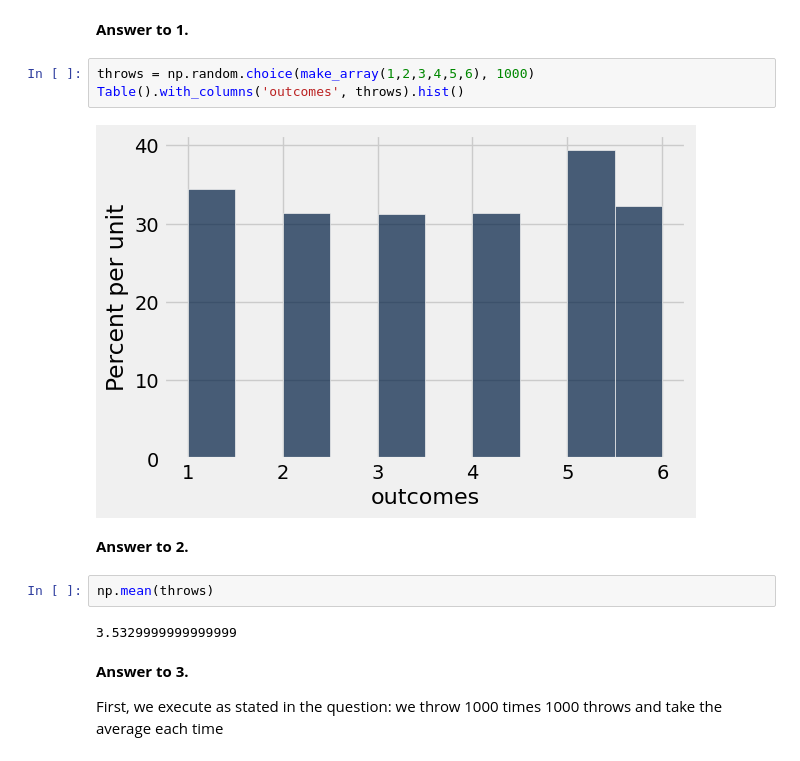
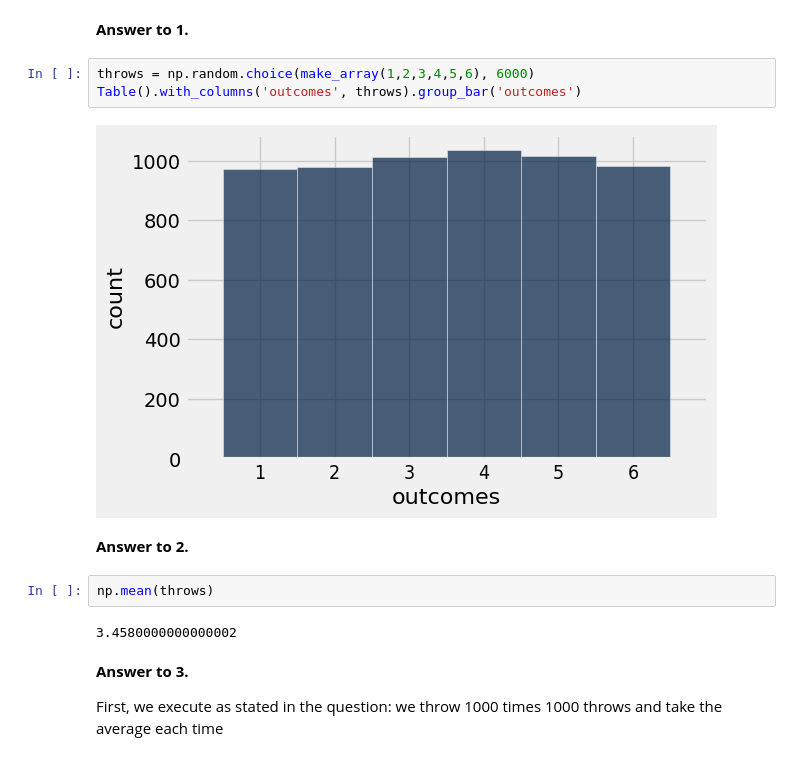
Before and after one commit to ucsb-ds/cmpsc5b-s23-students, a Jupyter notebook: lec-notebooks/lec07_bonus.ipynb, the cells around one changed output. Saved outputs shown, nothing was run; the diff lists cells and outputs as text.

```diff
--- a/lec-notebooks/lec07_bonus.ipynb
+++ b/lec-notebooks/lec07_bonus.ipynb
@@ -15,16 +15,16 @@ After rolling 1 000 000 fair 6-sided dice, which of these histograms would you e
 # %% [markdown]
 **Answer to 1.**
 # %%
-throws = np.random.choice(make_array(1,2,3,4,5,6), 1000)
-Table().with_columns('outcomes', throws).hist()
+throws = np.random.choice(make_array(1,2,3,4,5,6), 6000)
+Table().with_columns('outcomes', throws).group_bar('outcomes')
 # %% [output]
-[figure, old version]
+[figure, new version]
 # %% [markdown]
 **Answer to 2.**
 # %%
 np.mean(throws)
 # %% [output]
-3.5329999999999999
+3.4580000000000002
 # %% [markdown]
 **Answer to 3.**
 
```
Also changed, not shown: parts of 3 cells of this notebook.
